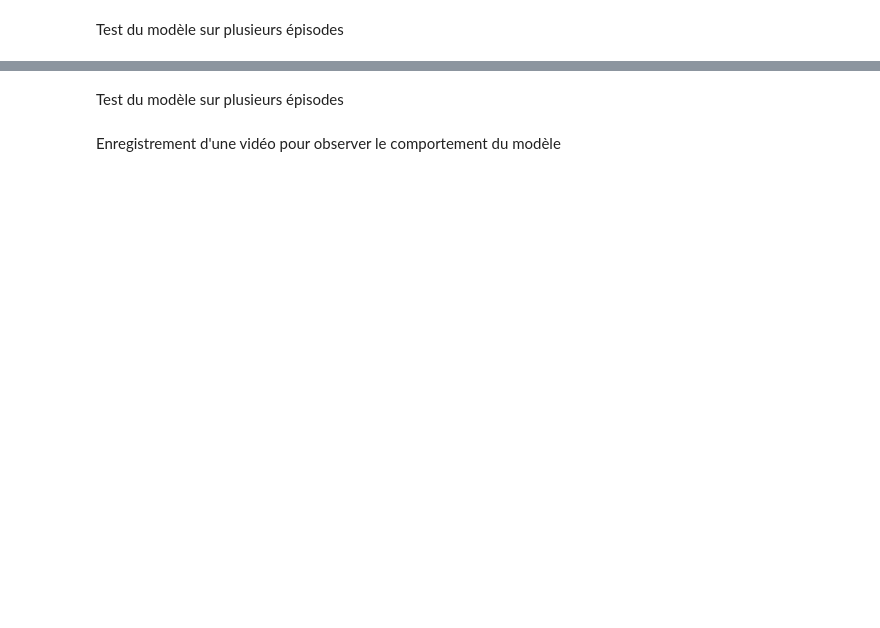
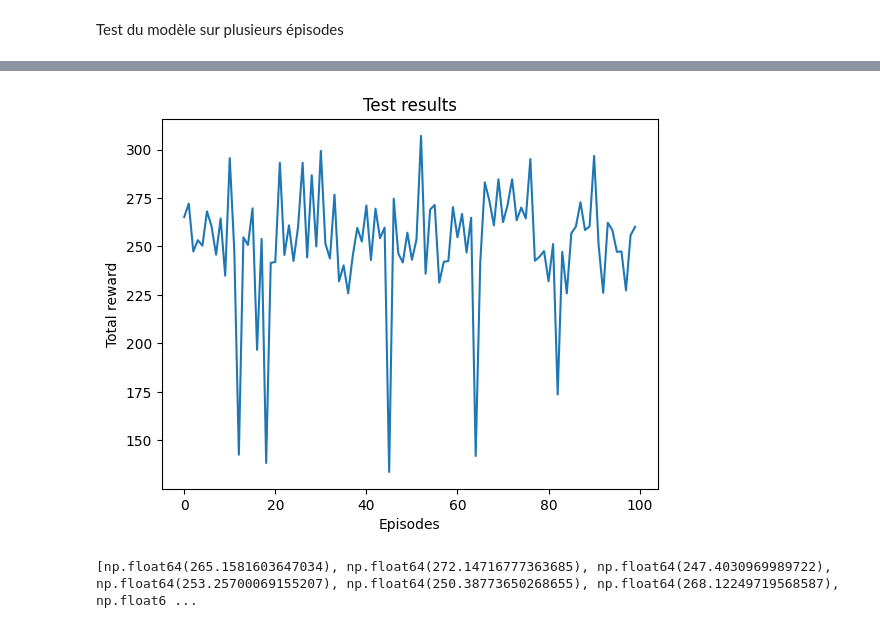
Before and after one commit to WertzSamuel/AML_projet, a Jupyter notebook: AML_projet.ipynb, the cells around one changed output, grey strips where cells are left out. Saved outputs shown, nothing was run; the diff lists cells and outputs as text; code cells hidden in the pictures; blank space fills up the shorter version.

```diff
--- a/AML_projet.ipynb
+++ b/AML_projet.ipynb
@@ -543,2 +504,0 @@ plt.show()
-# %% [markdown]
-Test du modèle sur plusieurs épisodes
@@ -576,2 +504,0 @@ print(episode_rewards)
-# %% [markdown]
-Enregistrement d'une vidéo pour observer le comportement du modèle
@@ -604,0 +505,5 @@ imageio.mimsave(video_filename, frames, fps=30)
+# %%
+test(agent,"Plots/MLP_Lunar_w_soft/")
+# %% [output]
+[figure, added]
+[np.float64(265.1581603647034), np.float64(272.14716777363685), np.float64(247.4030969989722), np.float64(253.25700069155207), np.float64(250.38773650268655), np.float64(268.12249719568587), np.float6 ...
```
Also changed, not shown: parts of 89 cells of this notebook, 37 other files.
